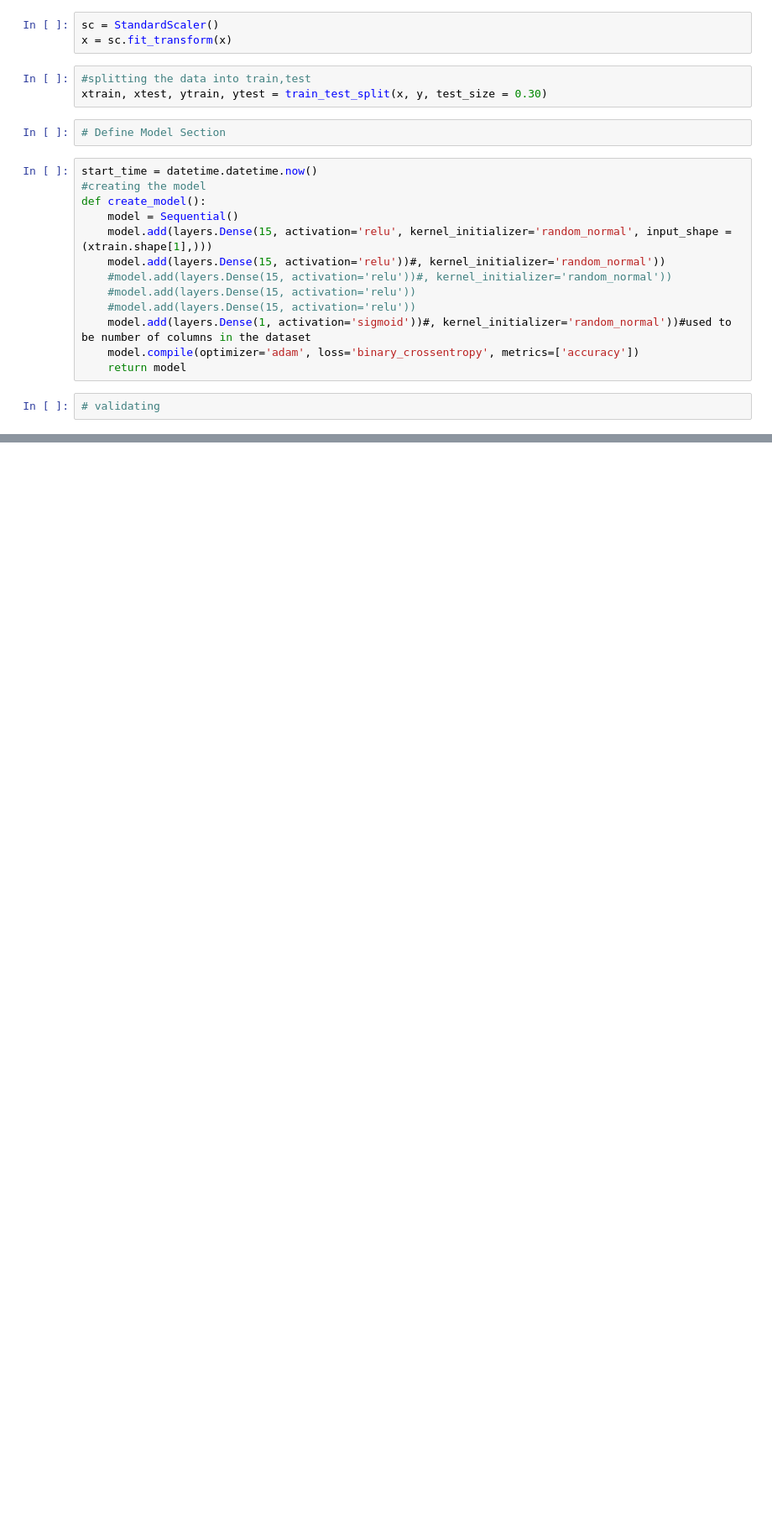
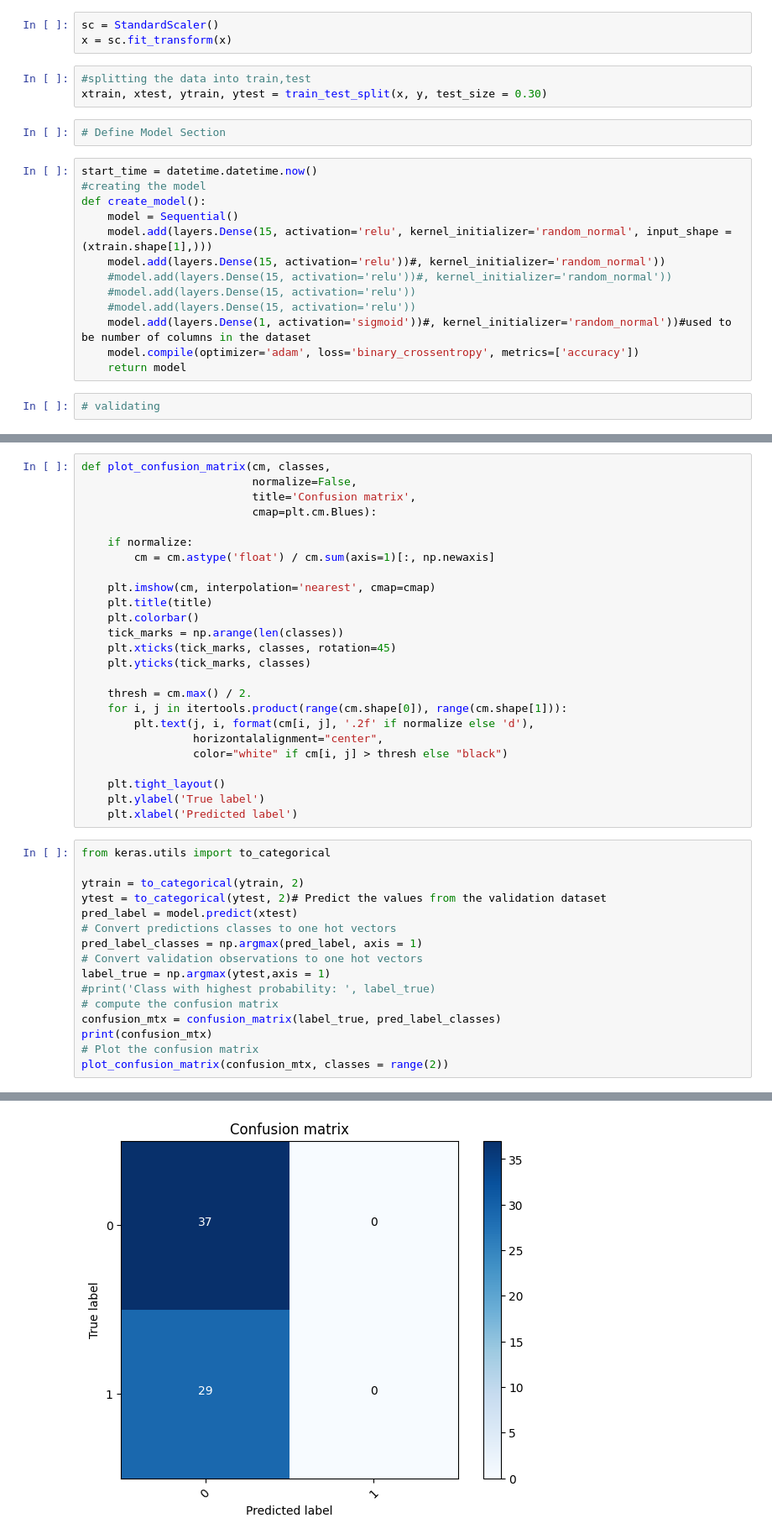
Before and after one commit to Mihryam/Alzheimer-Disease-Detection-, a Jupyter notebook: Keras_Classifier.ipynb, the cells around one changed output, grey strips where cells are left out. Shown: that part at 84% size. Cells and saved outputs as stored; diff of their text form; blank space fills up the shorter version.

Commit message:
updated confusion matrix

```diff
--- a/Keras_Classifier.ipynb
+++ b/Keras_Classifier.ipynb
@@ -78,0 +144,42 @@ ValueError: ignored
+# %%
+def plot_confusion_matrix(cm, classes,
+                          normalize=False,
+                          title='Confusion matrix',
+                          cmap=plt.cm.Blues):
+
+    if normalize:
+        cm = cm.astype('float') / cm.sum(axis=1)[:, np.newaxis]
+
+    plt.imshow(cm, interpolation='nearest', cmap=cmap)
+    plt.title(title)
+    plt.colorbar()
+    tick_marks = np.arange(len(classes))
+    plt.xticks(tick_marks, classes, rotation=45)
+    plt.yticks(tick_marks, classes)
+
+    thresh = cm.max() / 2.
+    for i, j in itertools.product(range(cm.shape[0]), range(cm.shape[1])):
+        plt.text(j, i, format(cm[i, j], '.2f' if normalize else 'd'),
+                 horizontalalignment="center",
+                 color="white" if cm[i, j] > thresh else "black")
+
+    plt.tight_layout()
+    plt.ylabel('True label')
+    plt.xlabel('Predicted label')
+# %%
+from keras.utils import to_categorical
+
+ytrain = to_categorical(ytrain, 2)
+ytest = to_categorical(ytest, 2)# Predict the values from the validation dataset
+pred_label = model.predict(xtest)
+# Convert predictions classes to one hot vectors
+pred_label_classes = np.argmax(pred_label, axis = 1)
+# Convert validation observations to one hot vectors
+label_true = np.argmax(ytest,axis = 1)
+#print('Class with highest probability: ', label_true)
+# compute the confusion matrix
+confusion_mtx = confusion_matrix(label_true, pred_label_classes)
+print(confusion_mtx)
+# Plot the confusion matrix
+plot_confusion_matrix(confusion_mtx, classes = range(2))
+# %% [output]
@@ -78,0 +189 @@ ValueError: ignored
+[figure, added]
```
Also changed, not shown: parts of 10 cells of this notebook.
